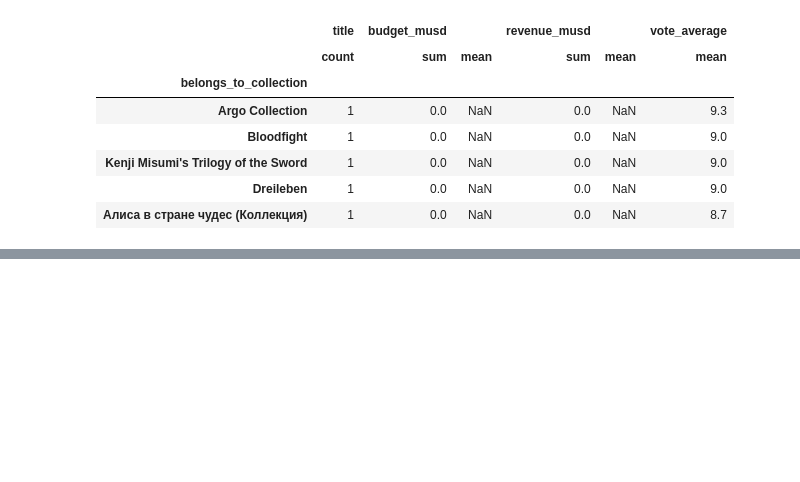
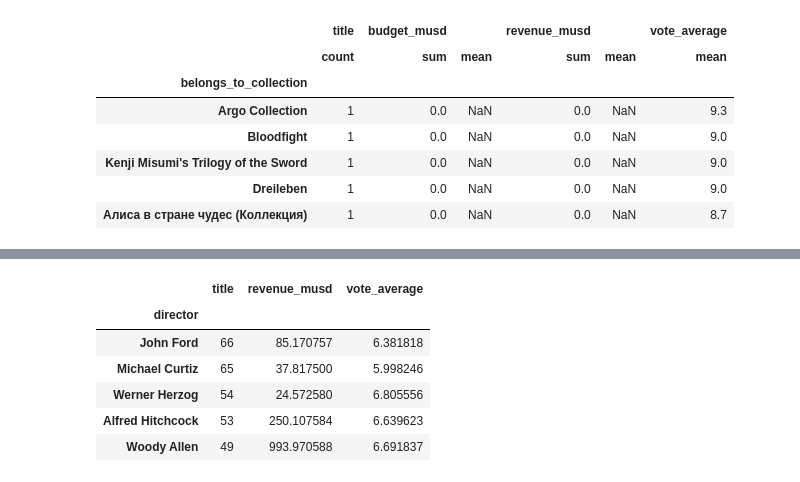
Before and after one commit to MeganHolborn/Udemy-Data-Science-with-Pandas-course, a Jupyter notebook: Project 1_Explanatory Data Analysis & Data Presentation.ipynb, the cells around one changed output, grey strips where cells are left out. Saved outputs shown, nothing was run; the diff lists cells and outputs as text; code cells hidden in the pictures; blank space fills up the shorter version.

```diff
--- a/Project 1_Explanatory Data Analysis & Data Presentation.ipynb
+++ b/Project 1_Explanatory Data Analysis & Data Presentation.ipynb
@@ -581,0 +609,11 @@ succ_franchise.sort_values(by=[("vote_average","mean")], ascending=[False]).head
+# %%
+# Find the most successful directors in terms of total number of movies
+director_data.sort_values(by=["title"],ascending=False).head(5)
+# %% [output]
+|  | title | revenue_musd | vote_average |
+| director |  |  |  |
+| John Ford | 66 | 85.170757 | 6.381818 |
+| Michael Curtiz | 65 | 37.817500 | 5.998246 |
+| Werner Herzog | 54 | 24.572580 | 6.805556 |
+| Alfred Hitchcock | 53 | 250.107584 | 6.639623 |
+| Woody Allen | 49 | 993.970588 | 6.691837 |
```
Also changed, not shown: parts of 4 cells of this notebook.
